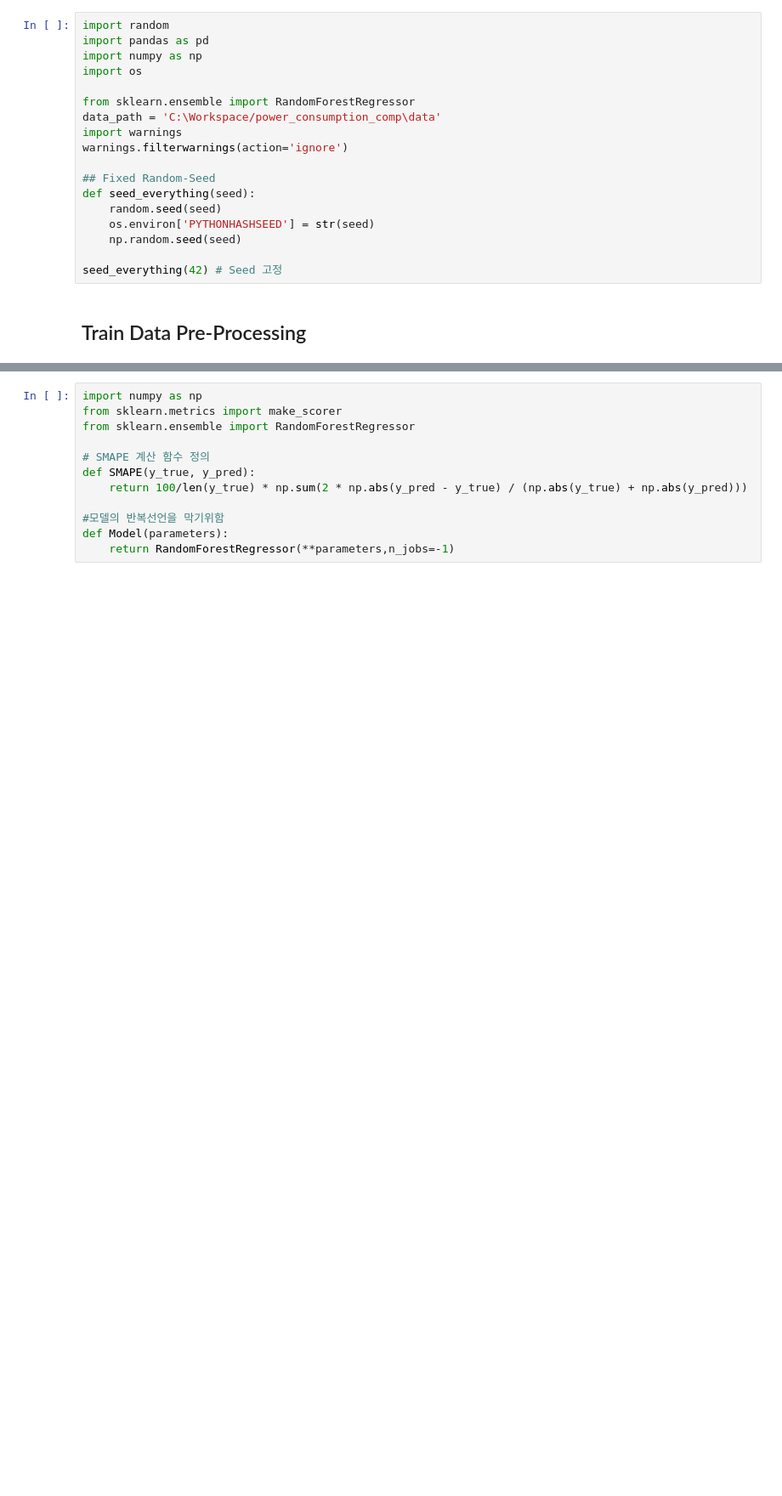
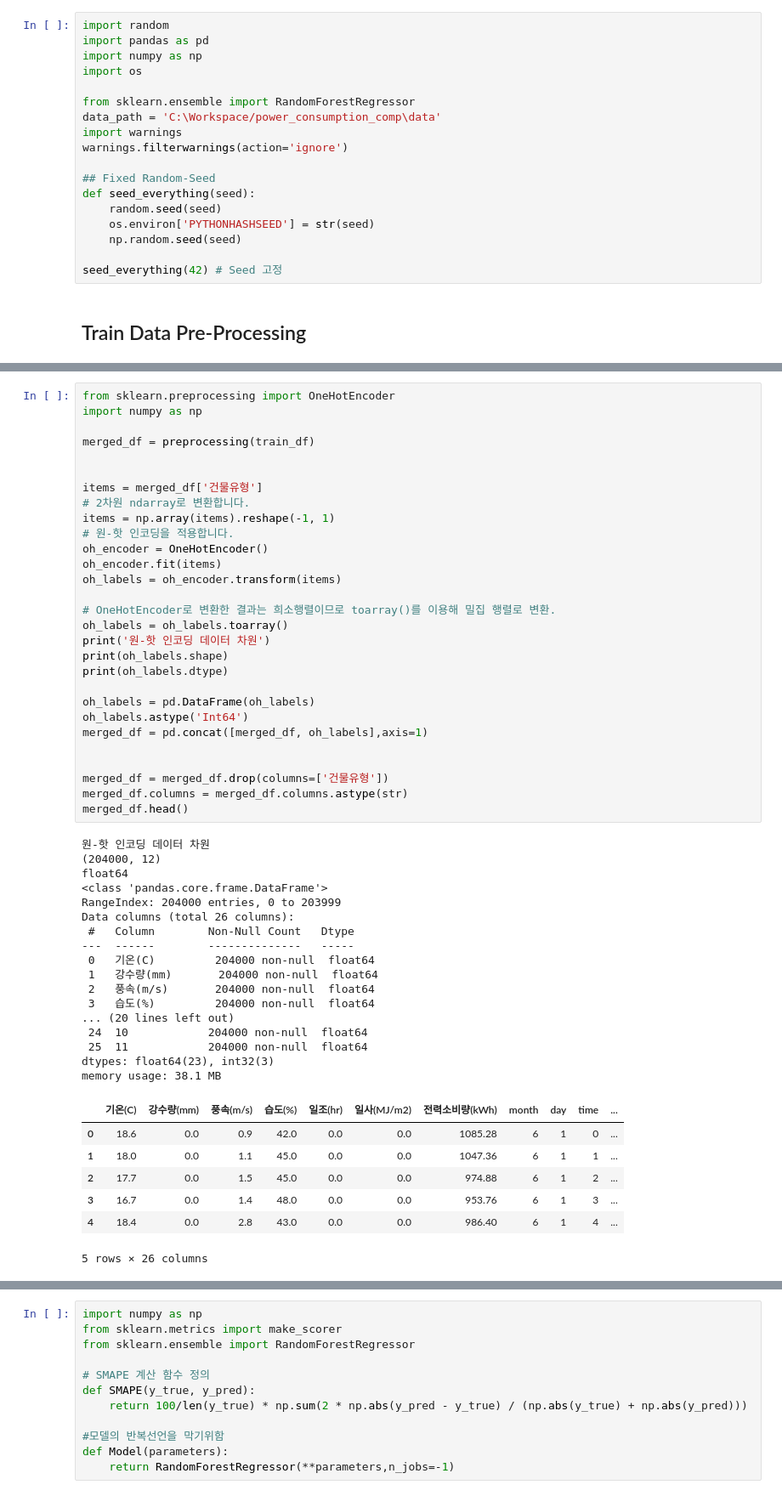
Before and after one commit to wooseungw/power_consumption_comp, a Jupyter notebook: DA_and_TreeRegressor_wsw.ipynb, the cells around one changed output, grey strips where cells are left out. Shown: that part at 85% size. Drawn from its saved outputs; the diff is of its cells as text; blank space fills up the shorter version.

```diff
--- a/DA_and_TreeRegressor_wsw.ipynb
+++ b/DA_and_TreeRegressor_wsw.ipynb
@@ -51,0 +108,54 @@ def preprocessing(df):
+# %%
+from sklearn.preprocessing import OneHotEncoder
+import numpy as np
+
+merged_df = preprocessing(train_df)
+
+
+items = merged_df['건물유형']
+# 2차원 ndarray로 변환합니다.
+items = np.array(items).reshape(-1, 1)
+# 원-핫 인코딩을 적용합니다.
+oh_encoder = OneHotEncoder()
+oh_encoder.fit(items)
+oh_labels = oh_encoder.transform(items)
+
+# OneHotEncoder로 변환한 결과는 희소행렬이므로 toarray()를 이용해 밀집 행렬로 변환.
+oh_labels = oh_labels.toarray()
+print('원-핫 인코딩 데이터 차원')
+print(oh_labels.shape)
+print(oh_labels.dtype)
+
+oh_labels = pd.DataFrame(oh_labels)
+oh_labels.astype('Int64')
+merged_df = pd.concat([merged_df, oh_labels],axis=1)
+
+
+merged_df = merged_df.drop(columns=['건물유형'])
+merged_df.columns = merged_df.columns.astype(str)
+merged_df.head()
+# %% [output]
+원-핫 인코딩 데이터 차원
+(204000, 12)
+float64
+<class 'pandas.core.frame.DataFrame'>
+RangeIndex: 204000 entries, 0 to 203999
+Data columns (total 26 columns):
+ #   Column        Non-Null Count   Dtype
+---  ------        --------------   -----
+ 0   기온(C)         204000 non-null  float64
+ 1   강수량(mm)       204000 non-null  float64
+ 2   풍속(m/s)       204000 non-null  float64
+ 3   습도(%)         204000 non-null  float64
+... (20 lines left out)
+ 24  10            204000 non-null  float64
+ 25  11            204000 non-null  float64
+dtypes: float64(23), int32(3)
+memory usage: 38.1 MB
+|  | 기온(C) | 강수량(mm) | 풍속(m/s) | 습도(%) | 일조(hr) | 일사(MJ/m2) | 전력소비량(kWh) | month | day | time | ... |
+| 0 | 18.6 | 0.0 | 0.9 | 42.0 | 0.0 | 0.0 | 1085.28 | 6 | 1 | 0 | ... |
+| 1 | 18.0 | 0.0 | 1.1 | 45.0 | 0.0 | 0.0 | 1047.36 | 6 | 1 | 1 | ... |
+| 2 | 17.7 | 0.0 | 1.5 | 45.0 | 0.0 | 0.0 | 974.88 | 6 | 1 | 2 | ... |
+| 3 | 16.7 | 0.0 | 1.4 | 48.0 | 0.0 | 0.0 | 953.76 | 6 | 1 | 3 | ... |
+| 4 | 18.4 | 0.0 | 2.8 | 43.0 | 0.0 | 0.0 | 986.40 | 6 | 1 | 4 | ... |
+5 rows × 26 columns
```
Also changed, not shown: parts of 12 cells of this notebook, 1 other file.
